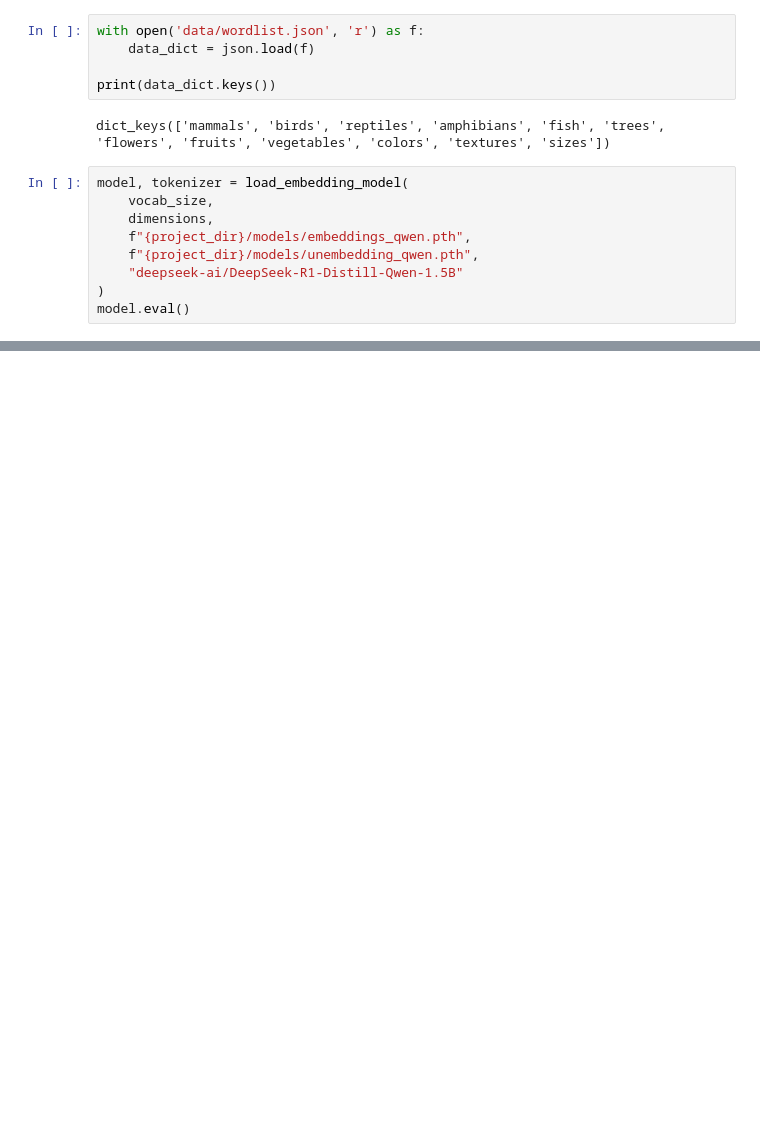
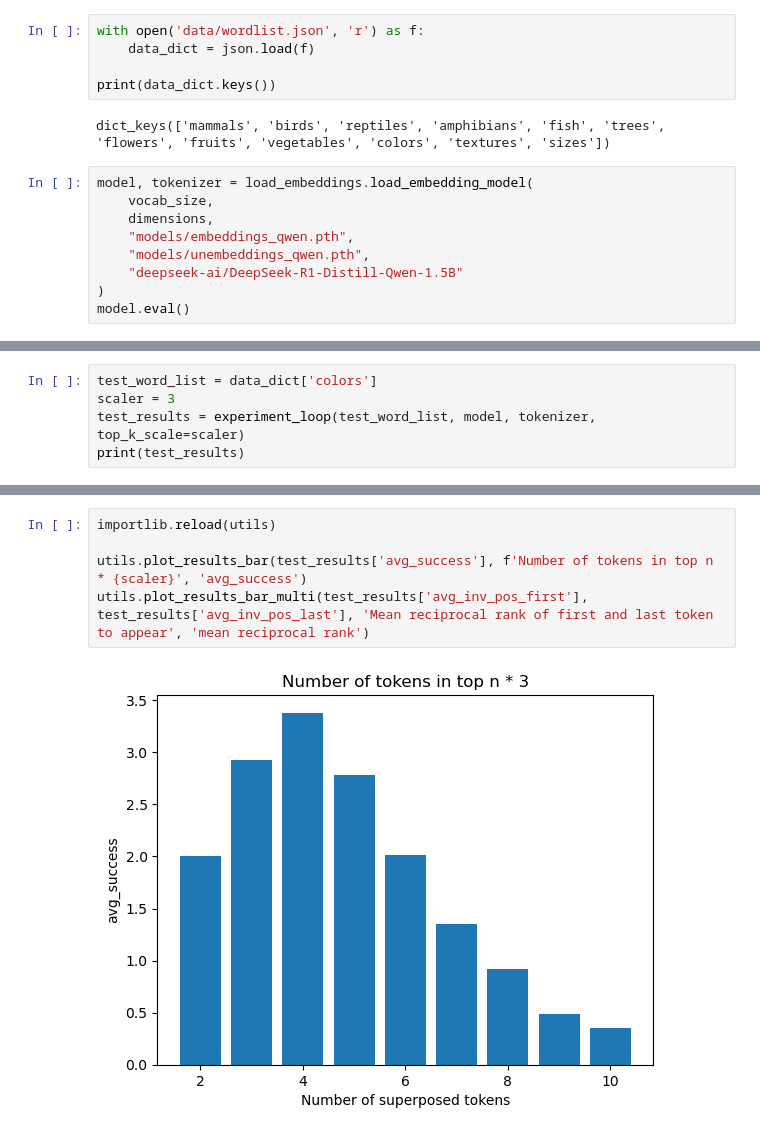
Before and after one commit to edmand88/superposition-in-continuous-chain-of-thought, a Jupyter notebook: exp_A_plots.ipynb, the cells around one changed output, grey strips where cells are left out. Cells and saved outputs as stored; diff of their text form; blank space fills up the shorter version.

Commit message:
finished initial plots

```diff
--- a/exp_A_plots.ipynb
+++ b/exp_A_plots.ipynb
@@ -24,11 +22,11 @@ print(data_dict.keys())
 # %% [output]
 dict_keys(['mammals', 'birds', 'reptiles', 'amphibians', 'fish', 'trees', 'flowers', 'fruits', 'vegetables', 'colors', 'textures', 'sizes'])
 # %%
-model, tokenizer = load_embedding_model(
+model, tokenizer = load_embeddings.load_embedding_model(
     vocab_size,
     dimensions,
-    f"{project_dir}/models/embeddings_qwen.pth",
-    f"{project_dir}/models/unembedding_qwen.pth",
+    "models/embeddings_qwen.pth",
+    "models/unembeddings_qwen.pth",
     "deepseek-ai/DeepSeek-R1-Distill-Qwen-1.5B"
 )
 model.eval()
@@ -34,0 +160,5 @@ model.eval()
+# %%
+test_word_list = data_dict['colors']
+scaler = 3
+test_results = experiment_loop(test_word_list, model, tokenizer, top_k_scale=scaler)
+print(test_results)
@@ -34,0 +177,7 @@ model.eval()
+# %%
+importlib.reload(utils)
+
+utils.plot_results_bar(test_results['avg_success'], f'Number of tokens in top n * {scaler}', 'avg_success')
+utils.plot_results_bar_multi(test_results['avg_inv_pos_first'], test_results['avg_inv_pos_last'], 'Mean reciprocal rank of first and last token to appear', 'mean reciprocal rank')
+# %% [output]
+[figure, added]
```
Also changed, not shown: parts of 6 cells of this notebook, 2 other files.
